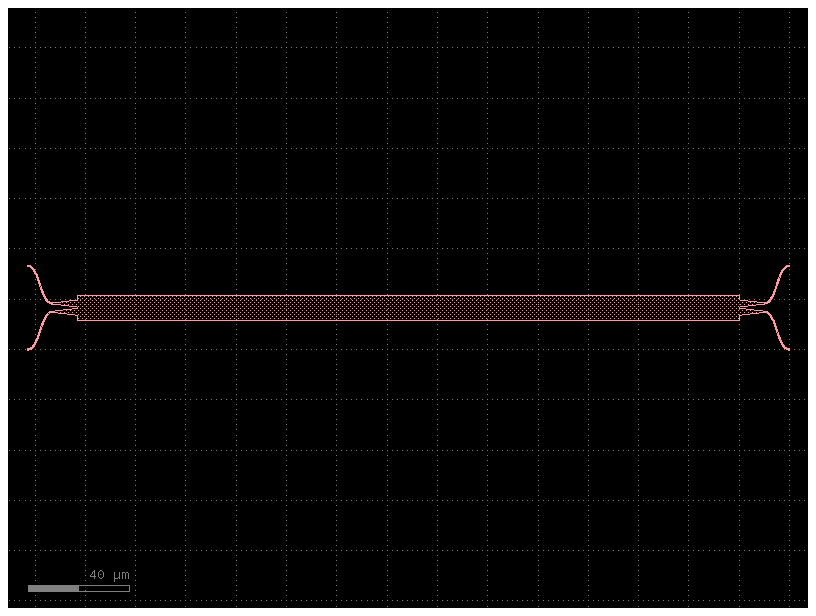
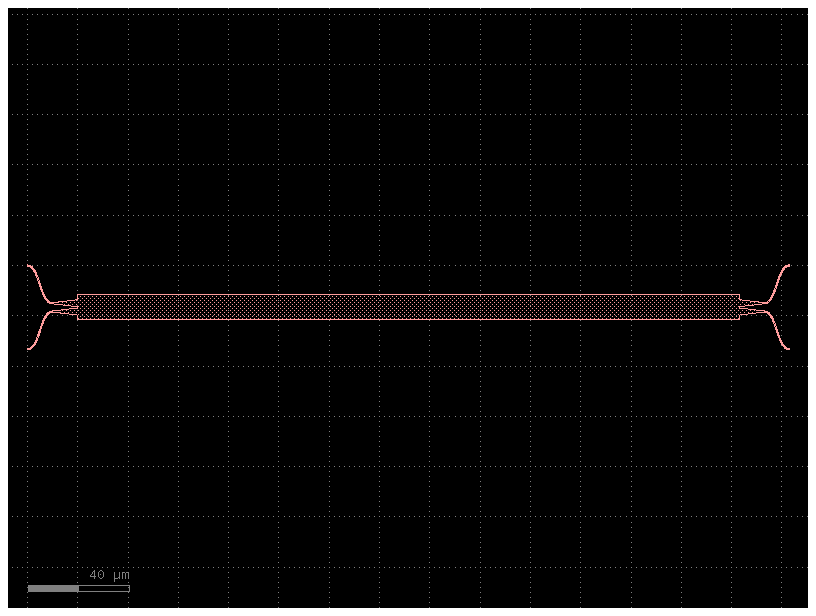
The notebook cell's code change between the first figure and the second:
--- before
+++ after
@@ -2,3 +2,4 @@
 test= cells.mmi_2x2_test()
 test.plot()
+test.show()
 

Commit: comentarios y estructura añadidos